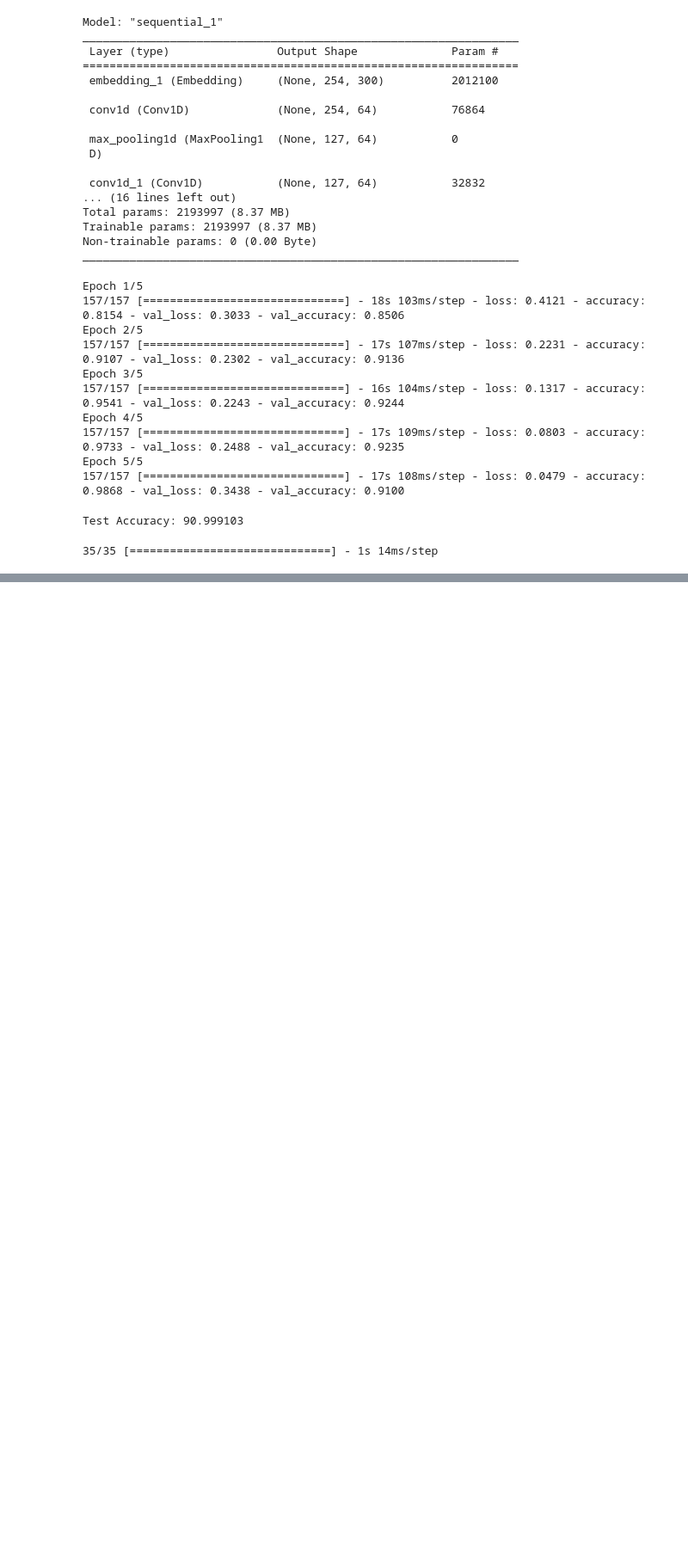
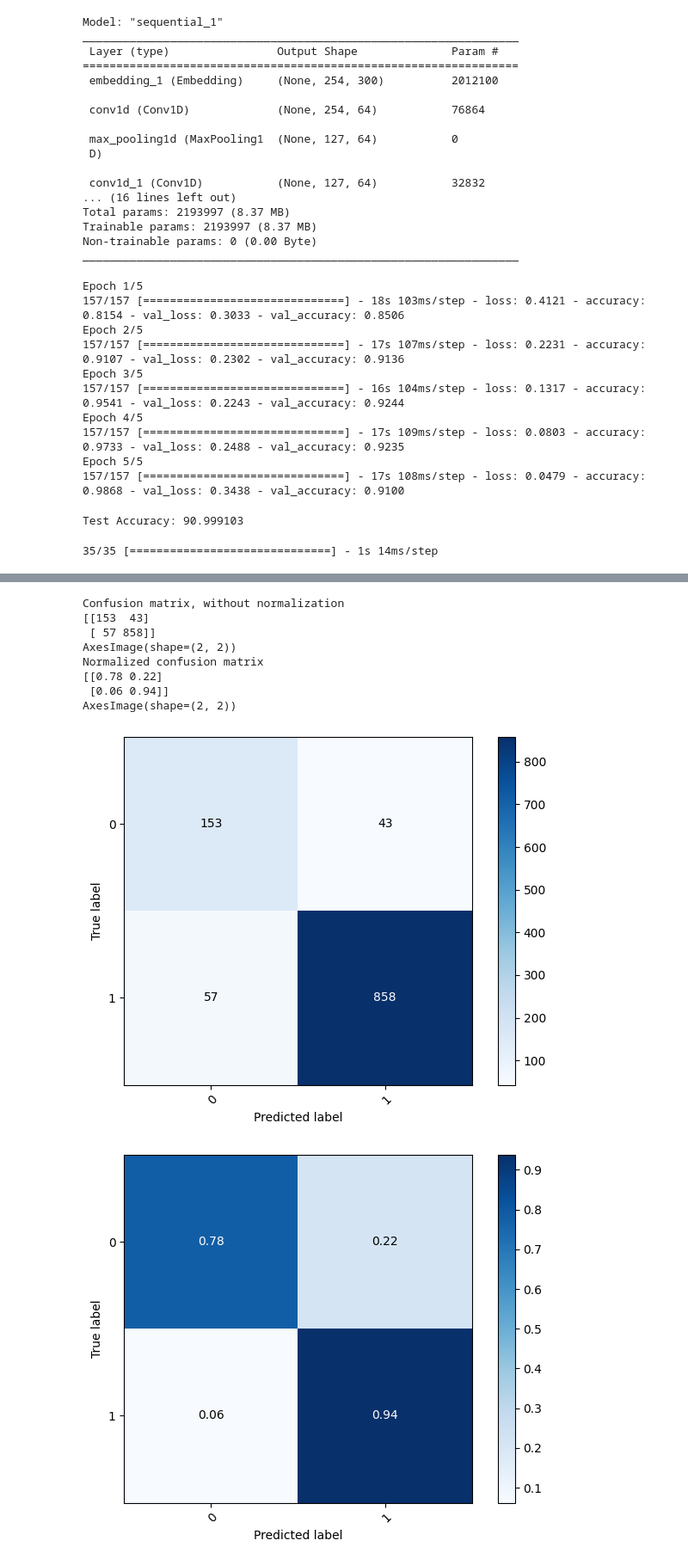
Before and after one commit to second-ali/AI-Final-Project-Ali_Haddadi, a Jupyter notebook: binary/BinaryClassification.ipynb, the cells around one changed output, grey strips where cells are left out. Shown at 86% size. Cells and saved outputs as stored; diff of their text form; code cells hidden in the pictures; blank space fills up the shorter version.

```diff
--- a/binary/BinaryClassification.ipynb
+++ b/binary/BinaryClassification.ipynb
@@ -340,0 +427,20 @@ y_pred_cnn=(predict_x_cnn > 0.5).astype(int)
+# %%
+# Plot non-normalized confusion matrix
+plot_confusion_matrix(y_test, y_pred_cnn, classes=class_names)
+# plt.savefig('cm-cnn.png')
+
+# Plot normalized confusion matrix
+plot_confusion_matrix(y_test, y_pred_cnn, classes=class_names, normalize=True)
+plt.savefig(f'./plots/{id_cnn}_cm_cnn_normalized.jpg')
+plt.show()
+# %% [output]
+Confusion matrix, without normalization
+[[153  43]
+ [ 57 858]]
+AxesImage(shape=(2, 2))
+Normalized confusion matrix
+[[0.78 0.22]
+ [0.06 0.94]]
+AxesImage(shape=(2, 2))
+[figure, added]
+[figure, added]
```
Also changed, not shown: parts of 22 cells of this notebook.
